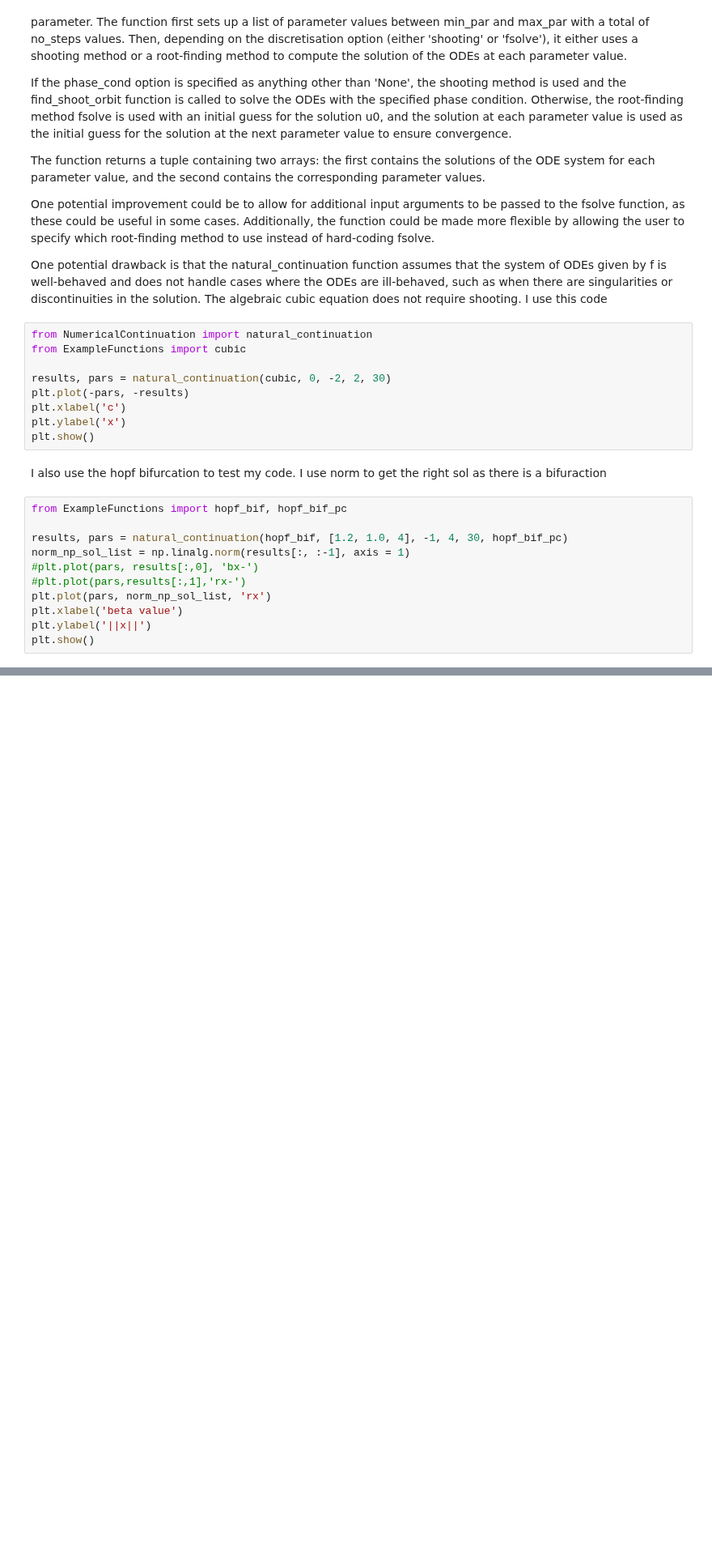
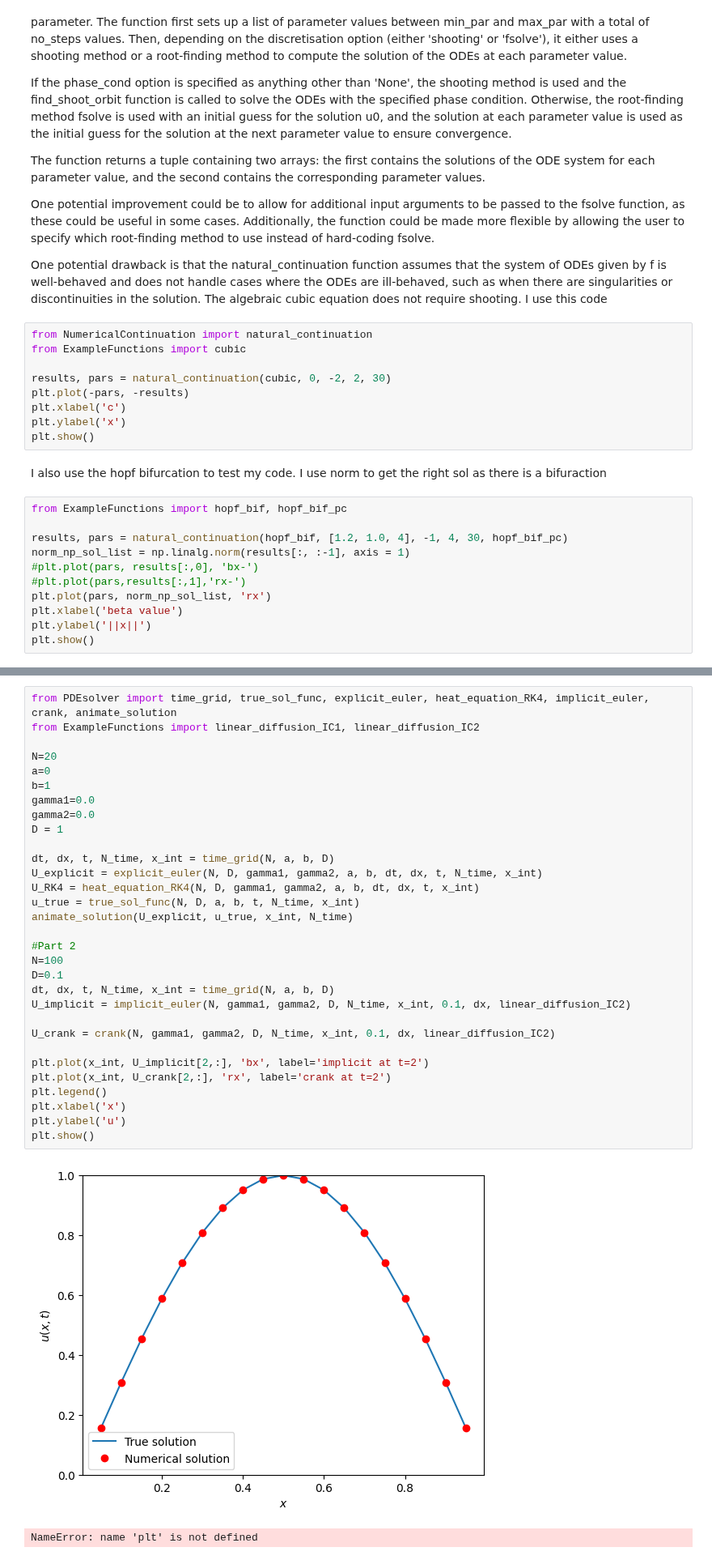
Before and after one commit to JS195/EMAT30008, a Jupyter notebook: Project_report.ipynb, the cells around one changed output, grey strips where cells are left out. Shown at 81% size. Saved outputs shown, nothing was run; the diff lists cells and outputs as text; blank space fills up the shorter version.

```diff
--- a/Project_report.ipynb
+++ b/Project_report.ipynb
@@ -151,0 +176,34 @@ plt.show()
+# %%
+from PDEsolver import time_grid, true_sol_func, explicit_euler, heat_equation_RK4, implicit_euler, crank, animate_solution
+from ExampleFunctions import linear_diffusion_IC1, linear_diffusion_IC2
+
+N=20
+a=0
+b=1
+gamma1=0.0
+gamma2=0.0
+D = 1
+
+dt, dx, t, N_time, x_int = time_grid(N, a, b, D)
+U_explicit = explicit_euler(N, D, gamma1, gamma2, a, b, dt, dx, t, N_time, x_int)
+U_RK4 = heat_equation_RK4(N, D, gamma1, gamma2, a, b, dt, dx, t, x_int)
+u_true = true_sol_func(N, D, a, b, t, N_time, x_int)
+animate_solution(U_explicit, u_true, x_int, N_time)
+
+#Part 2
+N=100
+D=0.1
+dt, dx, t, N_time, x_int = time_grid(N, a, b, D)
+U_implicit = implicit_euler(N, gamma1, gamma2, D, N_time, x_int, 0.1, dx, linear_diffusion_IC2)
+
+U_crank = crank(N, gamma1, gamma2, D, N_time, x_int, 0.1, dx, linear_diffusion_IC2)
+
+plt.plot(x_int, U_implicit[2,:], 'bx', label='implicit at t=2')
+plt.plot(x_int, U_crank[2,:], 'rx', label='crank at t=2')
+plt.legend()
+plt.xlabel('x')
+plt.ylabel('u')
+plt.show()
+# %% [output]
+[figure, added]
+NameError: name 'plt' is not defined
```
Also changed, not shown: parts of 4 cells of this notebook, 2 other files.
